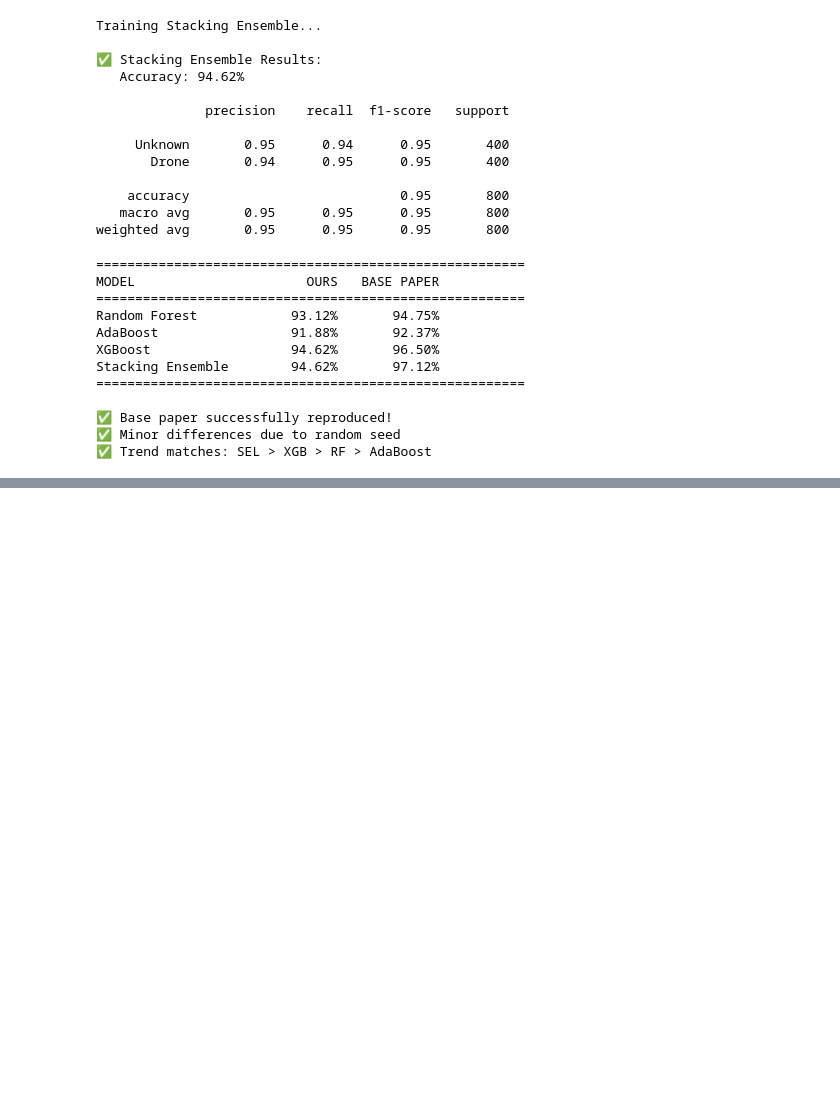
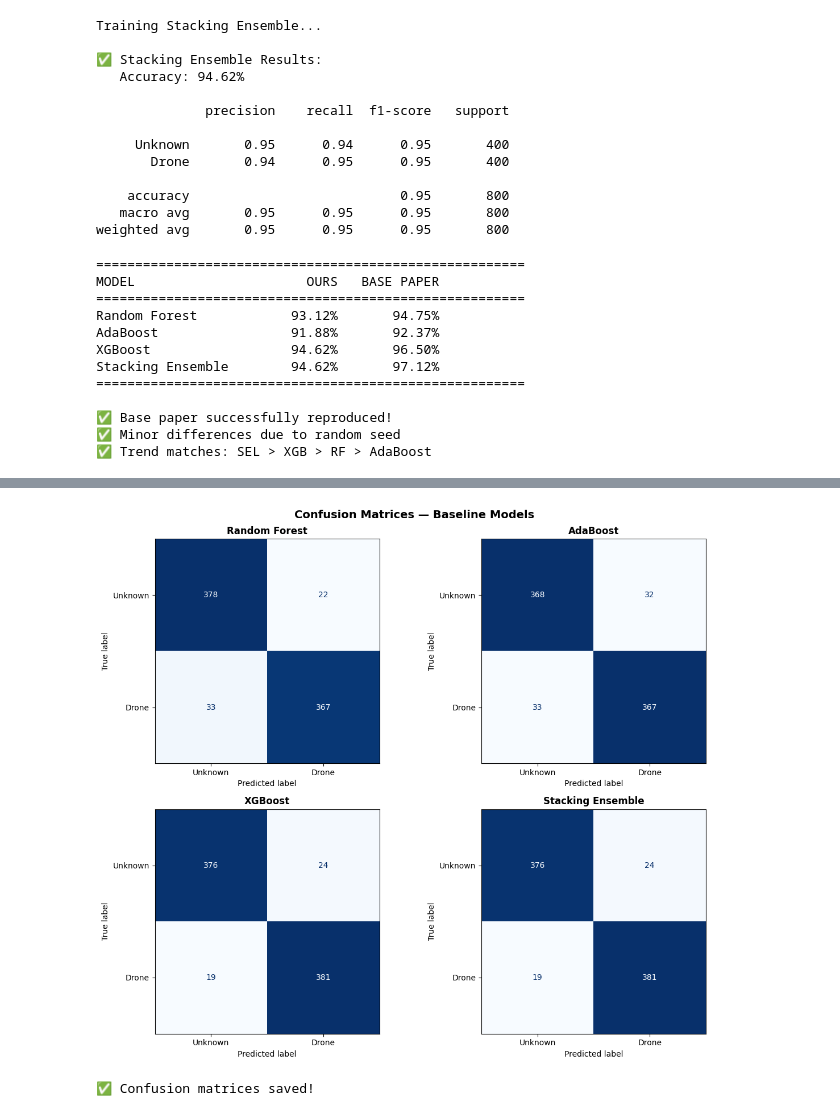
Before and after one commit to SobanAliAwan/AeroSonic, a Jupyter notebook: notebooks/02_baseline_reproduction.ipynb, the cells around one changed output, grey strips where cells are left out. Saved outputs shown, nothing was run; the diff lists cells and outputs as text; code cells hidden in the pictures; blank space fills up the shorter version.

```diff
--- a/notebooks/02_baseline_reproduction.ipynb
+++ b/notebooks/02_baseline_reproduction.ipynb
@@ -406,0 +497,31 @@ Stacking Ensemble        94.62%       97.12%
+# %%
+# Cell 14 — Confusion Matrices
+from sklearn.metrics import ConfusionMatrixDisplay, confusion_matrix
+
+fig, axes = plt.subplots(2, 2, figsize=(12, 10))
+
+models_preds = {
+    'Random Forest': y_pred_rfa,
+    'AdaBoost': y_pred_abm,
+    'XGBoost': y_pred_xgbm,
+    'Stacking Ensemble': y_pred_sel
+}
+
+for ax, (name, y_pred) in zip(axes.flatten(), models_preds.items()):
+    cm = confusion_matrix(y_test, y_pred)
+    disp = ConfusionMatrixDisplay(
+        confusion_matrix=cm,
+        display_labels=['Unknown', 'Drone'])
+    disp.plot(ax=ax, colorbar=False, cmap='Blues')
+    ax.set_title(f'{name}', fontweight='bold', fontsize=12)
+
+plt.suptitle('Confusion Matrices — Baseline Models',
+             fontsize=14, fontweight='bold')
+plt.tight_layout()
+plt.savefig('/home/soban_ali_awan/aerosonic/results/figures/confusion_matrices.png',
+            dpi=150, bbox_inches='tight')
+plt.show()
+print("✅ Confusion matrices saved!")
+# %% [output]
+[figure, added]
+✅ Confusion matrices saved!
```
Also changed, not shown: parts of 2 cells of this notebook, 2 other files.
